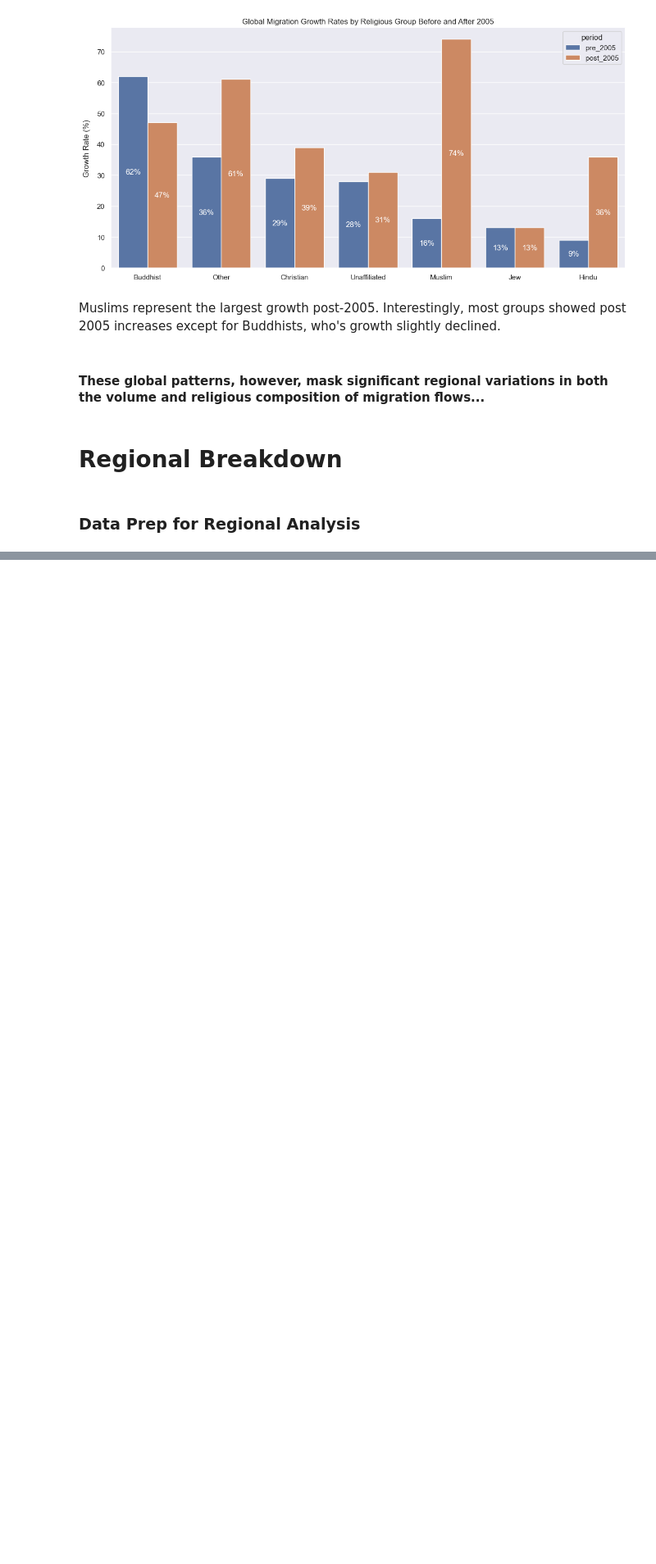
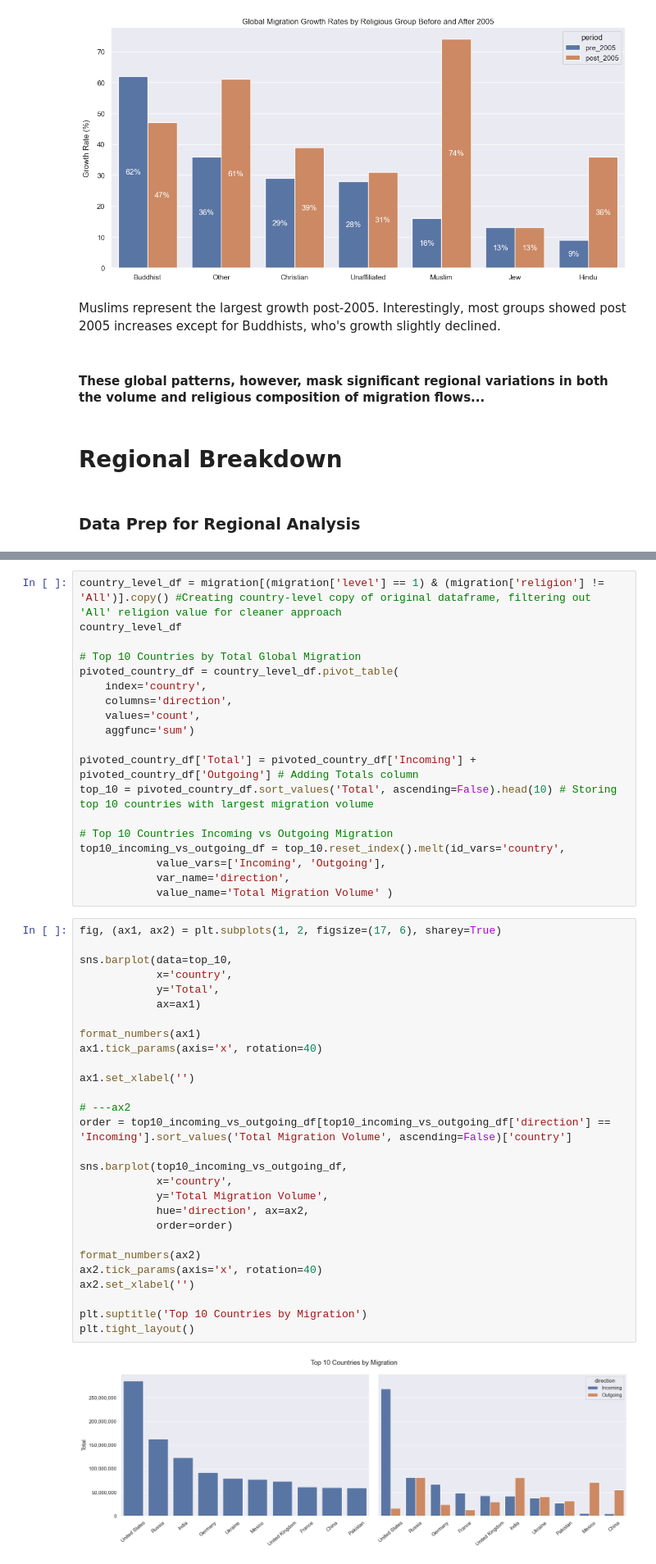
Before and after one commit to kmogarro/portfolio, a Jupyter notebook: python-projects/Global_Religious_Migration_Analysis_1990-2020/global_religious_migration_1990-2020_v3.ipynb, the cells around one changed output, grey strips where cells are left out. Shown at 82% size. Drawn from its saved outputs; the diff is of its cells as text; blank space fills up the shorter version.

```diff
--- a/python-projects/Global_Religious_Migration_Analysis_1990-2020/global_religious_migration_1990-2020_v3.ipynb
+++ b/python-projects/Global_Religious_Migration_Analysis_1990-2020/global_religious_migration_1990-2020_v3.ipynb
@@ -377,0 +371,49 @@ plt.tight_layout()
+# %%
+country_level_df = migration[(migration['level'] == 1) & (migration['religion'] != 'All')].copy() #Creating country-level copy of original dataframe, filtering out 'All' religion value for cleaner approach
+country_level_df
+
+# Top 10 Countries by Total Global Migration
+pivoted_country_df = country_level_df.pivot_table(
+    index='country',
+    columns='direction',
+    values='count',
+    aggfunc='sum')
+
+pivoted_country_df['Total'] = pivoted_country_df['Incoming'] + pivoted_country_df['Outgoing'] # Adding Totals column
+top_10 = pivoted_country_df.sort_values('Total', ascending=False).head(10) # Storing top 10 countries with largest migration volume
+
+# Top 10 Countries Incoming vs Outgoing Migration
+top10_incoming_vs_outgoing_df = top_10.reset_index().melt(id_vars='country',
+            value_vars=['Incoming', 'Outgoing'],
+            var_name='direction',
+            value_name='Total Migration Volume' )
+# %%
+fig, (ax1, ax2) = plt.subplots(1, 2, figsize=(17, 6), sharey=True)
+
+sns.barplot(data=top_10,
+            x='country',
+            y='Total',
+            ax=ax1)
+
+format_numbers(ax1)
+ax1.tick_params(axis='x', rotation=40)
+
+ax1.set_xlabel('')
+
+# ---ax2
+order = top10_incoming_vs_outgoing_df[top10_incoming_vs_outgoing_df['direction'] == 'Incoming'].sort_values('Total Migration Volume', ascending=False)['country']
+
+sns.barplot(top10_incoming_vs_outgoing_df,
+            x='country',
+            y='Total Migration Volume',
+            hue='direction', ax=ax2,
+            order=order)
+
+format_numbers(ax2)
+ax2.tick_params(axis='x', rotation=40)
+ax2.set_xlabel('')
+
+plt.suptitle('Top 10 Countries by Migration')
+plt.tight_layout()
+# %% [output]
+[figure, added]
```
Also changed, not shown: parts of 16 cells of this notebook.
